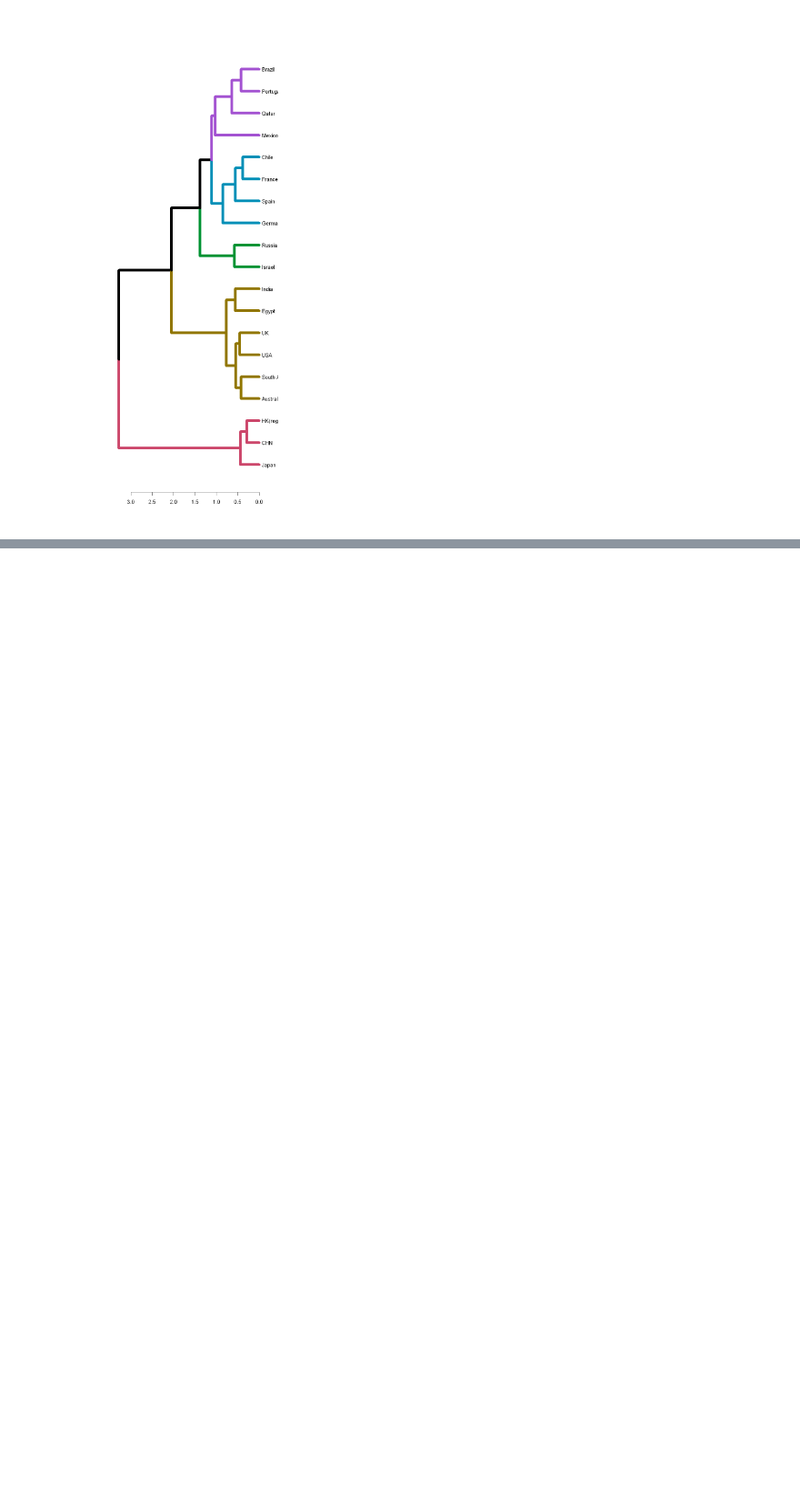
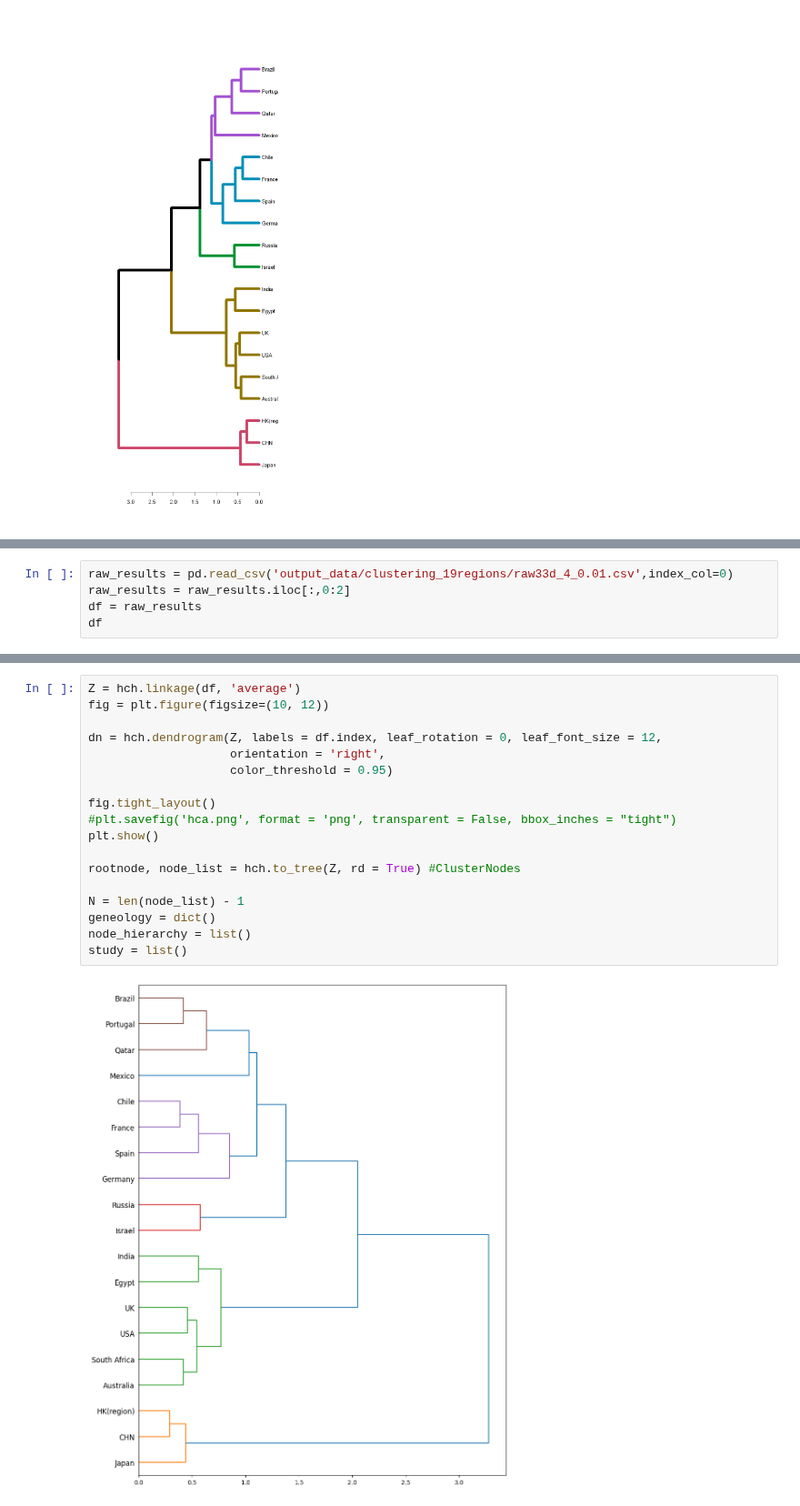
Before and after one commit to BNU-Wang-MSN-Lab/FAVEE-HPP, a Jupyter notebook: Study3/Clustering/clustering of 19 regions.ipynb, the cells around one changed output, grey strips where cells are left out. Shown at 91% size. Drawn from its saved outputs; the diff is of its cells as text; blank space fills up the shorter version.

```diff
--- a/Study3/Clustering/clustering of 19 regions.ipynb
+++ b/Study3/Clustering/clustering of 19 regions.ipynb
@@ -288,0 +314,5 @@ png
+# %%
+raw_results = pd.read_csv('output_data/clustering_19regions/raw33d_4_0.01.csv',index_col=0)
+raw_results = raw_results.iloc[:,0:2]
+df = raw_results
+df
@@ -288,0 +337,20 @@ png
+# %%
+Z = hch.linkage(df, 'average')
+fig = plt.figure(figsize=(10, 12))
+
+dn = hch.dendrogram(Z, labels = df.index, leaf_rotation = 0, leaf_font_size = 12,
+                    orientation = 'right',
+                    color_threshold = 0.95)
+
+fig.tight_layout()
+#plt.savefig('hca.png', format = 'png', transparent = False, bbox_inches = "tight")
+plt.show()
+
+rootnode, node_list = hch.to_tree(Z, rd = True) #ClusterNodes
+
+N = len(node_list) - 1
+geneology = dict()
+node_hierarchy = list()
+study = list()
+# %% [output]
+[figure, added]
```
Also changed, not shown: parts of 8 cells of this notebook.
